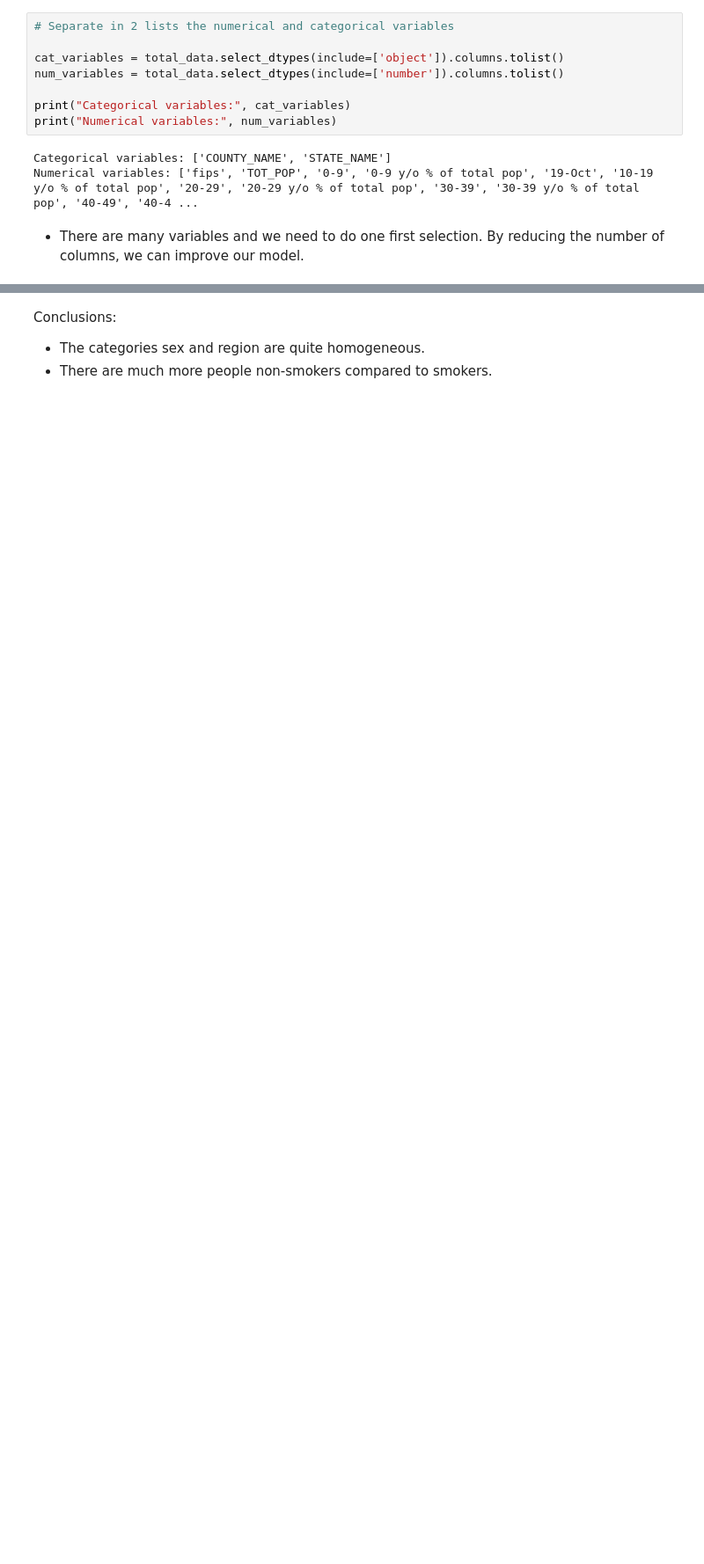
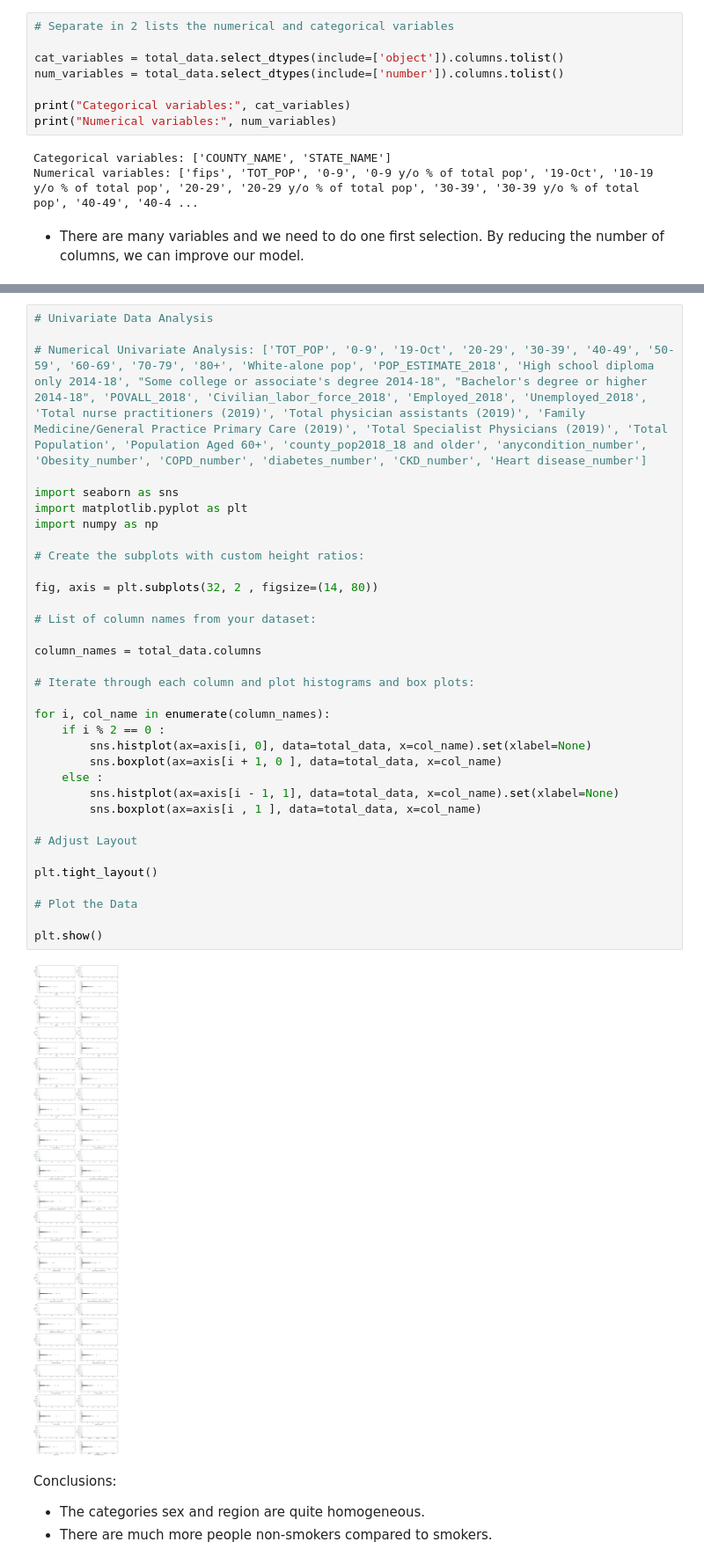
Before and after one commit to 4GeeksAcademy/machine-learning-regularized-linear-regression-Juli-MM, a Jupyter notebook: src/explore.ipynb, the cells around one changed output, grey strips where cells are left out. Shown at 88% size. Drawn from its saved outputs; the diff is of its cells as text; blank space fills up the shorter version.

```diff
--- a/src/explore.ipynb
+++ b/src/explore.ipynb
@@ -118,3 +253,39 @@ ValueError: Could not interpret value `sex` for `x`. An entry with this name doe
+# %%
+# Univariate Data Analysis
+
+# Numerical Univariate Analysis: ['TOT_POP', '0-9', '19-Oct', '20-29', '30-39', '40-49', '50-59', '60-69', '70-79', '80+', 'White-alone pop', 'POP_ESTIMATE_2018', 'High school diploma only 2014-18', "Some college or associate's degree 2014-18", "Bachelor's degree or higher 2014-18", 'POVALL_2018', 'Civilian_labor_force_2018', 'Employed_2018', 'Unemployed_2018', 'Total nurse practitioners (2019)', 'Total physician assistants (2019)', 'Family Medicine/General Practice Primary Care (2019)', 'Total Specialist Physicians (2019)', 'Total Population', 'Population Aged 60+', 'county_pop2018_18 and older', 'anycondition_number', 'Obesity_number', 'COPD_number', 'diabetes_number', 'CKD_number', 'Heart disease_number']
+
+import seaborn as sns
+import matplotlib.pyplot as plt
+import numpy as np
+
+# Create the subplots with custom height ratios:
+
+fig, axis = plt.subplots(32, 2 , figsize=(14, 80))
+
+# List of column names from your dataset:
+
+column_names = total_data.columns
+
+# Iterate through each column and plot histograms and box plots:
+
+for i, col_name in enumerate(column_names):
+    if i % 2 == 0 :
+        sns.histplot(ax=axis[i, 0], data=total_data, x=col_name).set(xlabel=None)
+        sns.boxplot(ax=axis[i + 1, 0 ], data=total_data, x=col_name)
+    else :
+        sns.histplot(ax=axis[i - 1, 1], data=total_data, x=col_name).set(xlabel=None)
+        sns.boxplot(ax=axis[i , 1 ], data=total_data, x=col_name)
+
+# Adjust Layout
+
+plt.tight_layout()
+
+# Plot the Data
+
+plt.show()
+# %% [output]
+[figure, added]
 # %% [markdown]
 Conclusions:
 
```
Also changed, not shown: parts of 17 cells of this notebook, 7 other files.
